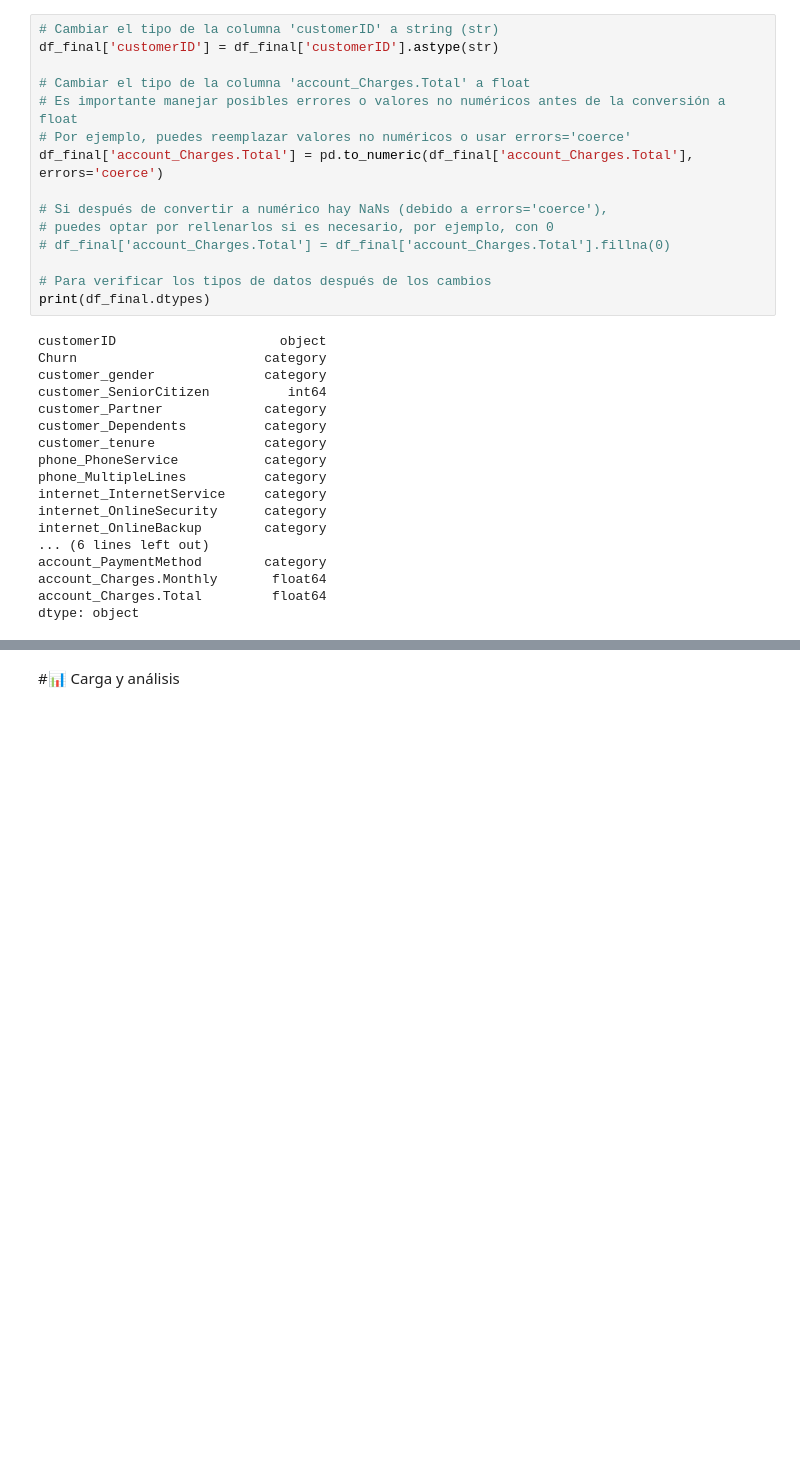
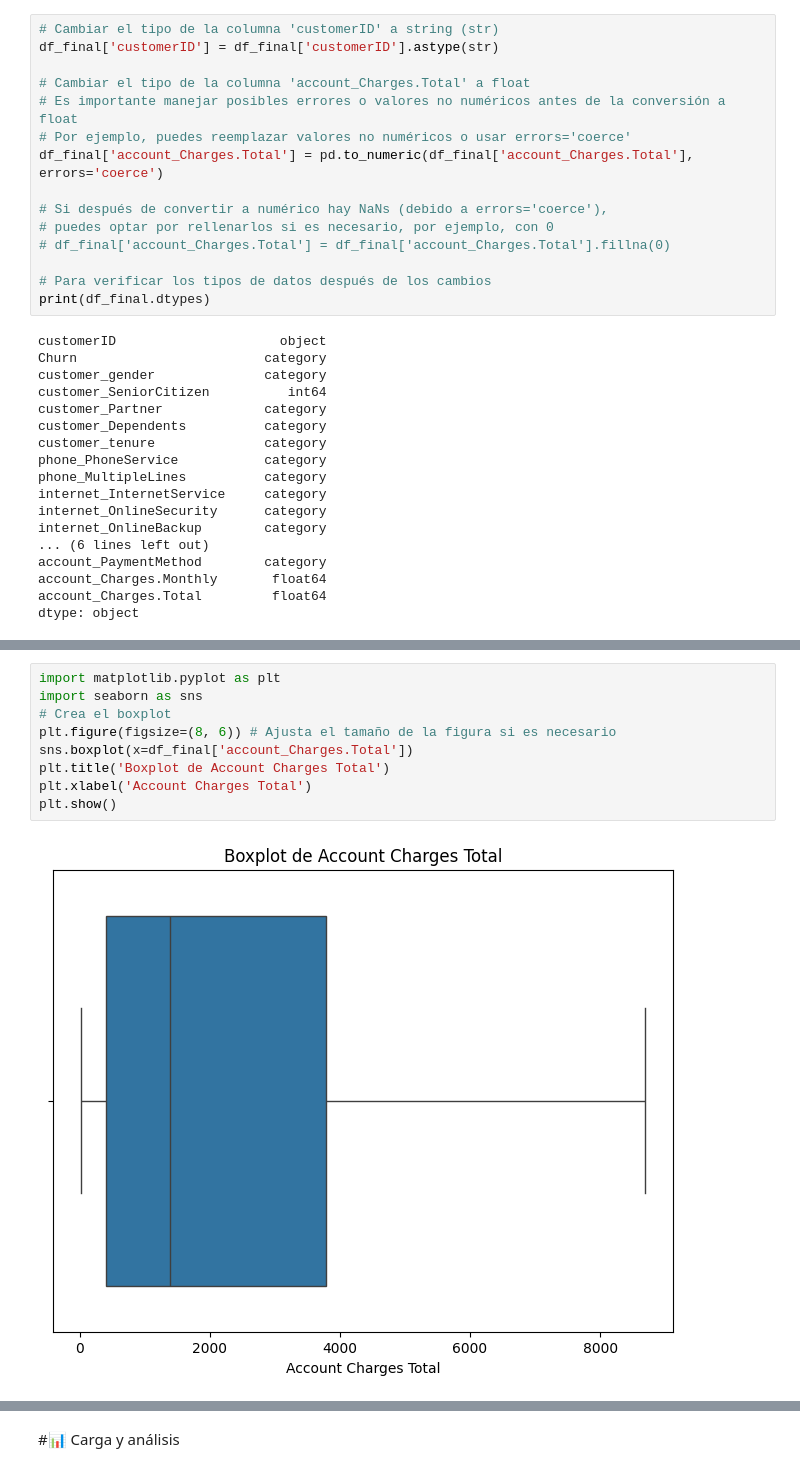
Before and after one commit to raohxxx/TelecomX_Challenge, a Jupyter notebook: TelecomX_LATAM.ipynb, the cells around one changed output, grey strips where cells are left out. Drawn from its saved outputs; the diff is of its cells as text; blank space fills up the shorter version.

```diff
--- a/TelecomX_LATAM.ipynb
+++ b/TelecomX_LATAM.ipynb
@@ -185,0 +203,11 @@ Name: count, dtype: int64
+# %%
+import matplotlib.pyplot as plt
+import seaborn as sns
+# Crea el boxplot
+plt.figure(figsize=(8, 6)) # Ajusta el tamaño de la figura si es necesario
+sns.boxplot(x=df_final['account_Charges.Total'])
+plt.title('Boxplot de Account Charges Total')
+plt.xlabel('Account Charges Total')
+plt.show()
+# %% [output]
+[figure, added]
```
Also changed, not shown: parts of 9 cells of this notebook.
